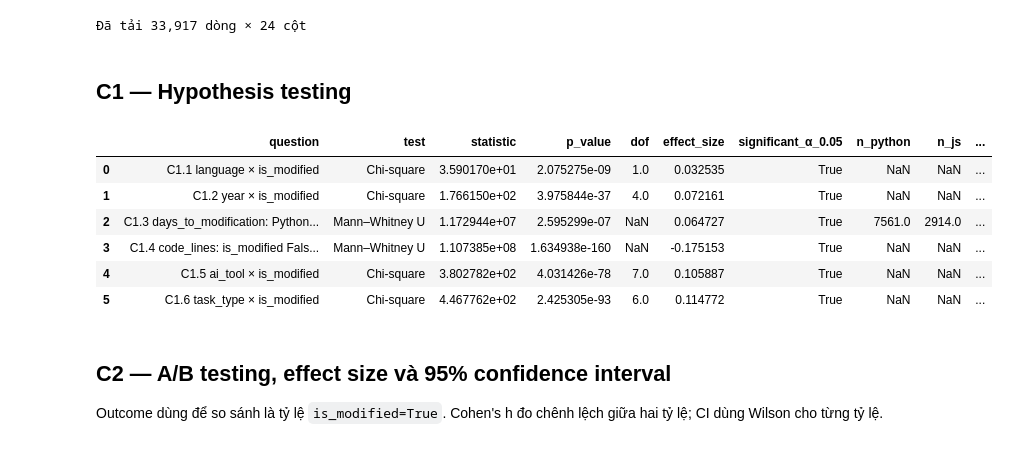
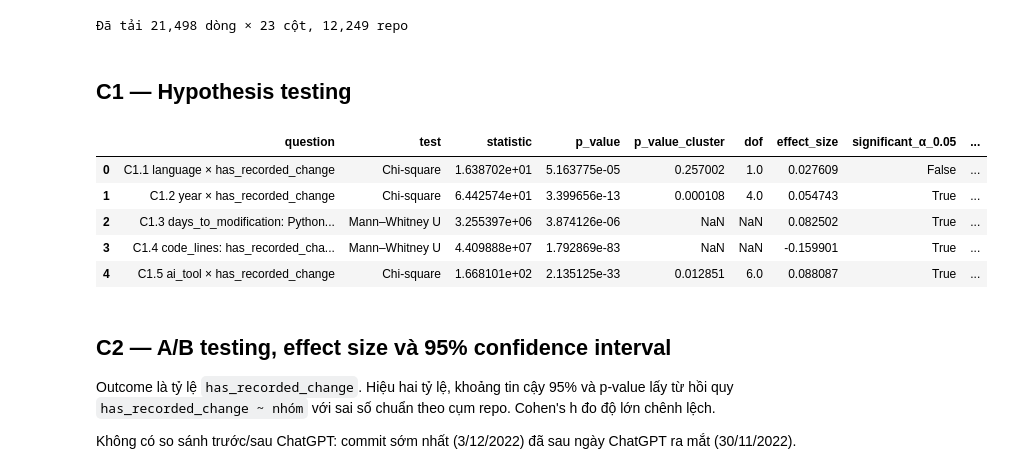
Before and after one commit to qtungnui07/Rise-in-AI-commits, a Jupyter notebook: notebooks/05_statistical_inference.ipynb, the cells around one changed output. Drawn from its saved outputs; the diff is of its cells as text; code cells hidden in the pictures.

```diff
--- a/notebooks/05_statistical_inference.ipynb
+++ b/notebooks/05_statistical_inference.ipynb
@@ -10,63 +12,70 @@ import warnings
 import numpy as np
 import pandas as pd
 from scipy import stats
+import statsmodels.formula.api as smf
 warnings.filterwarnings('ignore')
 
 DATA_PATH = Path('../data/processed/commits_features.csv')
 df = pd.read_csv(DATA_PATH, low_memory=False)
-df['commit_date'] = pd.to_datetime(df['commit_date'], utc=True, errors='coerce')
-df['is_modified'] = df['is_modified'].astype(bool)
+for col in ['commit_date', 'change_commit_date']: df[col] = pd.to_datetime(df[col], utc=True, errors='coerce')
+Y = 'has_recorded_change'
+df[Y] = df[Y].astype(int)
 df['days_to_modification'] = pd.to_numeric(df['days_to_modification'], errors='coerce')
 ALPHA = 0.05
 REPORT_DIR = Path('../reports'); REPORT_DIR.mkdir(exist_ok=True)
-print(f'Đã tải {len(df):,} dòng × {df.shape[1]} cột')
+print(f'Đã tải {len(df):,} dòng × {df.shape[1]} cột, {df.repo.nunique():,} repo')
+
+def cluster_ols(formula, data):
+    # sai số chuẩn theo cụm repo vì các khối cùng repo không độc lập
+    return smf.ols(formula, data=data).fit(cov_type='cluster', cov_kwds={'groups': pd.factorize(data['repo'])[0]})
 # %% [output]
-Đã tải 33,917 dòng × 24 cột
+Đã tải 21,498 dòng × 23 cột, 12,249 repo
 # %% [markdown]
 ## C1 — Hypothesis testing
 # %%
 def cramers_v(table, chi2):
     n = table.to_numpy().sum(); r, k = table.shape
     return np.sqrt((chi2 / n) / max(1, min(k - 1, r - 1)))
 
-def chi_square_result(name, row, col):
+def chi_square_result(name, row, col=Y):
     table = pd.crosstab(df[row], df[col])
     chi2, p, dof, expected = stats.chi2_contingency(table)
-    return {'question': name, 'test': 'Chi-square', 'statistic': chi2, 'p_value': p, 'dof': dof, 'effect_size': cramers_v(table, chi2), 'significant_α_0.05': p < ALPHA}
+    # Wald test đồng thời cho mọi mức của row, sai số chuẩn theo cụm repo
+    p_cluster = cluster_ols(f'{col} ~ C({row})', df).f_pvalue
+    return {'question': name, 'test': 'Chi-square', 'statistic': chi2, 'p_value': p, 'p_value_cluster': p_cluster, 'dof': dof, 'effect_size': cramers_v(table, chi2), 'significant_α_0.05': p_cluster < ALPHA}
 
 def mann_whitney_result(name, x, group):
-    a = df.loc[(df[group] == False) & df[x].notna(), x]
-    b = df.loc[(df[group] == True) & df[x].notna(), x]
+    a = df.loc[(df[group] == 0) & df[x].notna(), x]
+    b = df.loc[(df[group] == 1) & df[x].notna(), x]
     u, p = stats.mannwhitneyu(a, b, alternative='two-sided')
     # rank-biserial correlation: 0 = no separation, ±1 = complete separation
     rbc = 2 * u / (len(a) * len(b)) - 1
     return {'question': name, 'test': 'Mann–Whitney U', 'statistic': u, 'p_value': p, 'dof': np.nan, 'effect_size': rbc, 'n_group_0': len(a), 'n_group_1': len(b), 'median_group_0': a.median(), 'median_group_1': b.median(), 'significant_α_0.05': p < ALPHA}
 
 c1_results = []
-# C1.1, C1.2, C1.5, C1.6
-c1_results += [chi_square_result('C1.1 language × is_modified', 'language', 'is_modified')]
-c1_results += [chi_square_result('C1.2 year × is_modified', 'year', 'is_modified')]
-# C1.3 cần so sánh theo language, không phải theo is_modified
+c1_results += [chi_square_result('C1.1 language × has_recorded_change', 'language')]
+c1_results += [chi_square_result('C1.2 year × has_recorded_change', 'year')]
+# C1.3 so sánh theo language; chỉ dùng khoảng thời gian > 0 (kết quả phụ, xem phần đầu)
 days_py = df.loc[(df.language == 'python') & df.days_to_modification.notna(), 'days_to_modification']
 days_js = df.loc[(df.language == 'js') & df.days_to_modification.notna(), 'days_to_modification']
 u, p = stats.mannwhitneyu(days_py, days_js, alternative='two-sided')
 c1_results += [{'question': 'C1.3 days_to_modification: Python vs JS', 'test': 'Mann–Whitney U', 'statistic': u, 'p_value': p, 'effect_size': 2*u/(len(days_py)*len(days_js))-1, 'n_python': len(days_py), 'n_js': len(days_js), 'median_python': days_py.median(), 'median_js': days_js.median(), 'significant_α_0.05': p < ALPHA}]
-c1_results += [mann_whitney_result('C1.4 code_lines: is_modified False vs True', 'code_lines', 'is_modified')]
-c1_results += [chi_square_result('C1.5 ai_tool × is_modified', 'ai_tool', 'is_modified')]
-c1_results += [chi_square_result('C1.6 task_type × is_modified', 'task_type', 'is_modified')]
+c1_results += [mann_whitney_result('C1.4 code_lines: has_recorded_change False vs True', 'code_lines', Y)]
+c1_results += [chi_square_result('C1.5 ai_tool × has_recorded_change', 'ai_tool')]
 c1_table = pd.DataFrame(c1_results)
 display(c1_table)
 c1_table.to_csv(REPORT_DIR / 'statistical_c1_hypothesis_tests.csv', index=False)
 # %% [output]
-|  | question | test | statistic | p_value | dof | effect_size | significant_α_0.05 | n_python | n_js | ... |
-| 0 | C1.1 language × is_modified | Chi-square | 3.590170e+01 | 2.075275e-09 | 1.0 | 0.032535 | True | NaN | NaN | ... |
-| 1 | C1.2 year × is_modified | Chi-square | 1.766150e+02 | 3.975844e-37 | 4.0 | 0.072161 | True | NaN | NaN | ... |
-| 2 | C1.3 days_to_modification: Python... | Mann–Whitney U | 1.172944e+07 | 2.595299e-07 | NaN | 0.064727 | True | 7561.0 | 2914.0 | ... |
-| 3 | C1.4 code_lines: is_modified Fals... | Mann–Whitney U | 1.107385e+08 | 1.634938e-160 | NaN | -0.175153 | True | NaN | NaN | ... |
-| 4 | C1.5 ai_tool × is_modified | Chi-square | 3.802782e+02 | 4.031426e-78 | 7.0 | 0.105887 | True | NaN | NaN | ... |
-| 5 | C1.6 task_type × is_modified | Chi-square | 4.467762e+02 | 2.425305e-93 | 6.0 | 0.114772 | True | NaN | NaN | ... |
+|  | question | test | statistic | p_value | p_value_cluster | dof | effect_size | significant_α_0.05 | ... |
+| 0 | C1.1 language × has_recorded_change | Chi-square | 1.638702e+01 | 5.163775e-05 | 0.257002 | 1.0 | 0.027609 | False | ... |
+| 1 | C1.2 year × has_recorded_change | Chi-square | 6.442574e+01 | 3.399656e-13 | 0.000108 | 4.0 | 0.054743 | True | ... |
+| 2 | C1.3 days_to_modification: Python... | Mann–Whitney U | 3.255397e+06 | 3.874126e-06 | NaN | NaN | 0.082502 | True | ... |
+| 3 | C1.4 code_lines: has_recorded_cha... | Mann–Whitney U | 4.409888e+07 | 1.792869e-83 | NaN | NaN | -0.159901 | True | ... |
+| 4 | C1.5 ai_tool × has_recorded_change | Chi-square | 1.668101e+02 | 2.135125e-33 | 0.012851 | 6.0 | 0.088087 | True | ... |
-# %% [markdown]
-## C2 — A/B testing, effect size và 95% confidence interval
-
-Outcome dùng để so sánh là tỷ lệ `is_modified=True`. Cohen's h đo chênh lệch giữa hai tỷ lệ; CI dùng Wilson cho từng tỷ lệ.
+# %% [markdown]
+## C2 — A/B testing, effect size và 95% confidence interval
+
+Outcome là tỷ lệ `has_recorded_change`. Hiệu hai tỷ lệ, khoảng tin cậy 95% và p-value lấy từ hồi quy `has_recorded_change ~ nhóm` với sai số chuẩn theo cụm repo. Cohen's h đo độ lớn chênh lệch.
+
+Không có so sánh trước/sau ChatGPT: commit sớm nhất (3/12/2022) đã sau ngày ChatGPT ra mắt (30/11/2022).
 # %%
```
Also changed, not shown: parts of 7 cells of this notebook, 56 other files.
